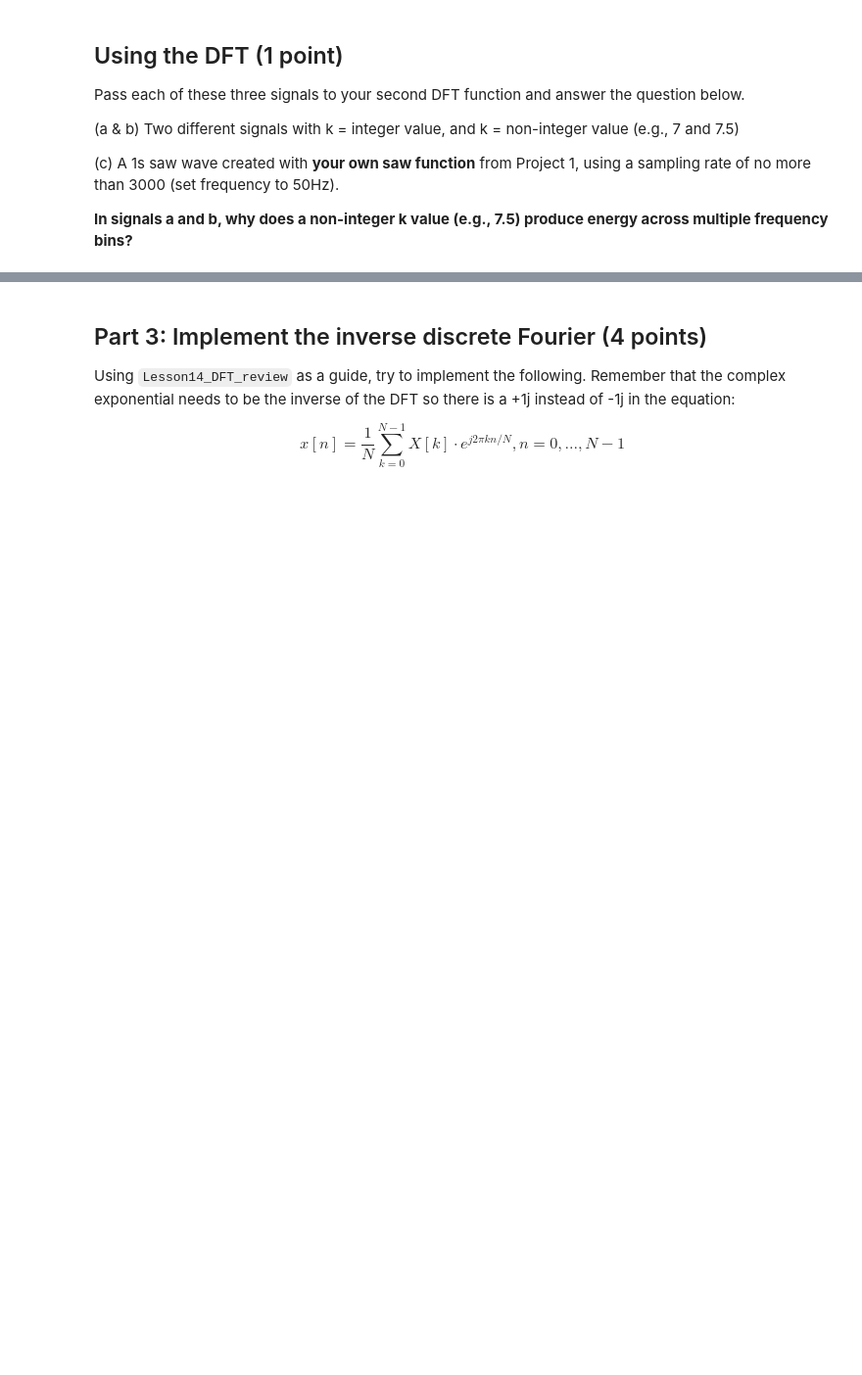
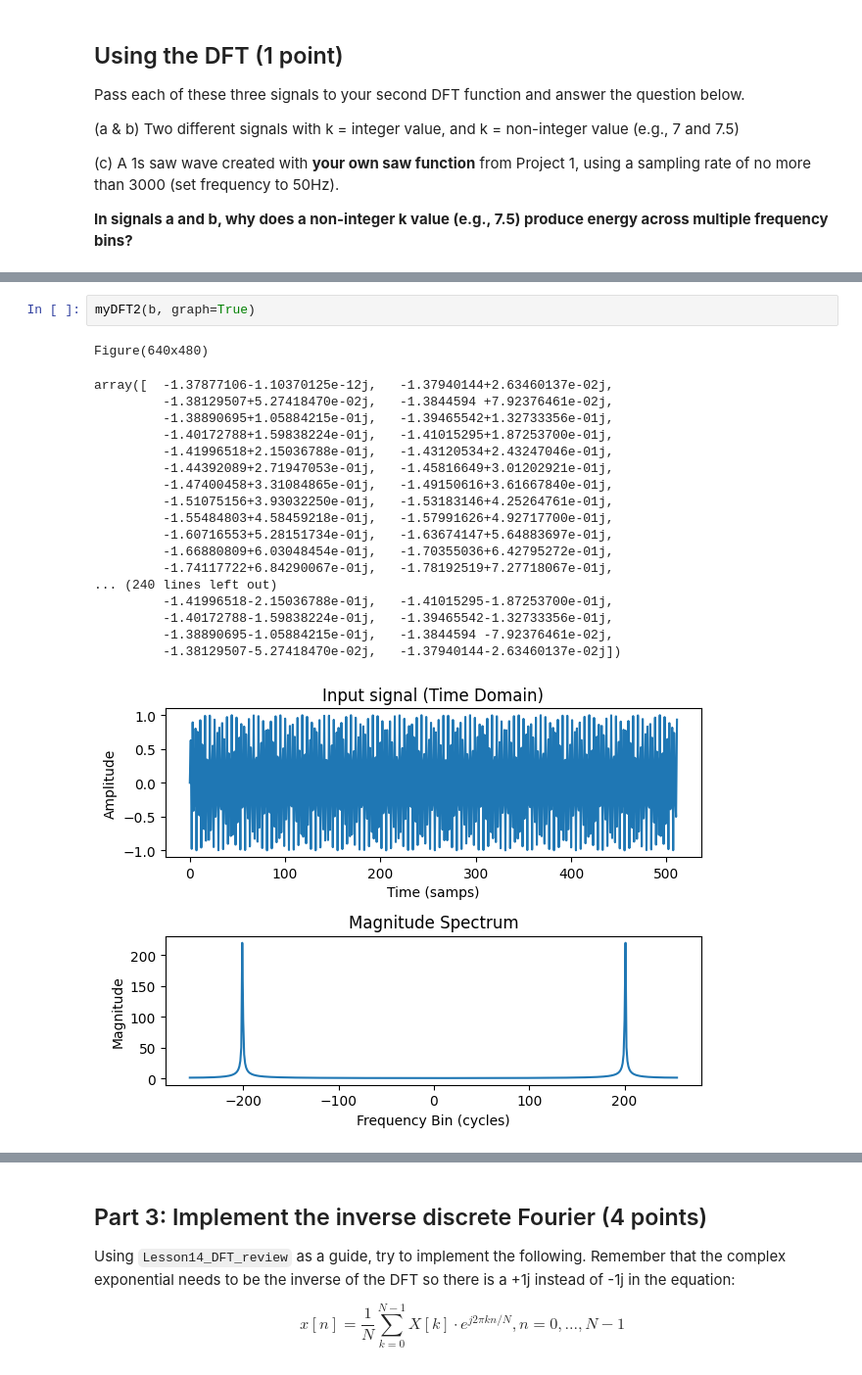
Before and after one commit to SamK65/AudioTechII, a Jupyter notebook: HW/HW2.ipynb, the cells around one changed output, grey strips where cells are left out. Shown at 98% size. Drawn from its saved outputs; the diff is of its cells as text; blank space fills up the shorter version.

```diff
--- a/HW/HW2.ipynb
+++ b/HW/HW2.ipynb
@@ -199,0 +212,22 @@ Pass each of these three signals to your second DFT function and answer the ques
+# %%
+myDFT2(b, graph=True)
+# %% [output]
+Figure(640x480)
+array([  -1.37877106-1.10370125e-12j,   -1.37940144+2.63460137e-02j,
+         -1.38129507+5.27418470e-02j,   -1.3844594 +7.92376461e-02j,
+         -1.38890695+1.05884215e-01j,   -1.39465542+1.32733356e-01j,
+         -1.40172788+1.59838224e-01j,   -1.41015295+1.87253700e-01j,
+         -1.41996518+2.15036788e-01j,   -1.43120534+2.43247046e-01j,
+         -1.44392089+2.71947053e-01j,   -1.45816649+3.01202921e-01j,
+         -1.47400458+3.31084865e-01j,   -1.49150616+3.61667840e-01j,
+         -1.51075156+3.93032250e-01j,   -1.53183146+4.25264761e-01j,
+         -1.55484803+4.58459218e-01j,   -1.57991626+4.92717700e-01j,
+         -1.60716553+5.28151734e-01j,   -1.63674147+5.64883697e-01j,
+         -1.66880809+6.03048454e-01j,   -1.70355036+6.42795272e-01j,
+         -1.74117722+6.84290067e-01j,   -1.78192519+7.27718067e-01j,
+... (240 lines left out)
+         -1.41996518-2.15036788e-01j,   -1.41015295-1.87253700e-01j,
+         -1.40172788-1.59838224e-01j,   -1.39465542-1.32733356e-01j,
+         -1.38890695-1.05884215e-01j,   -1.3844594 -7.92376461e-02j,
+         -1.38129507-5.27418470e-02j,   -1.37940144-2.63460137e-02j])
+[figure, added]
```
Also changed, not shown: parts of 10 cells of this notebook.
